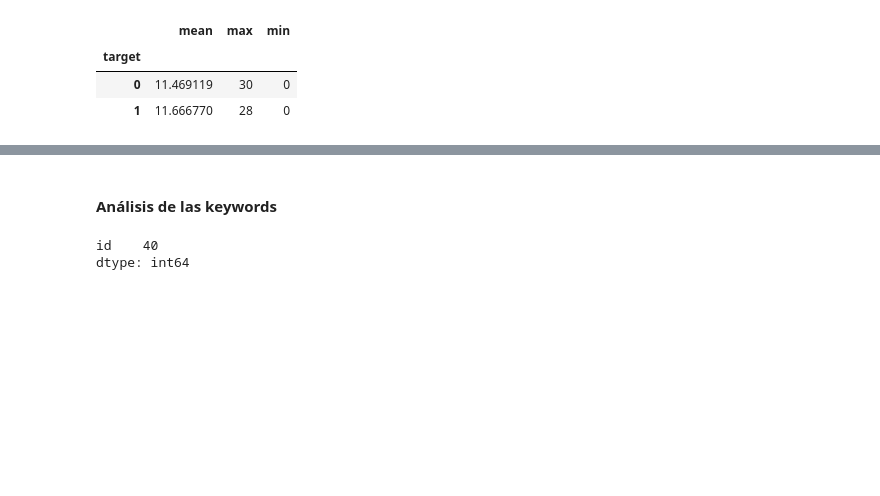
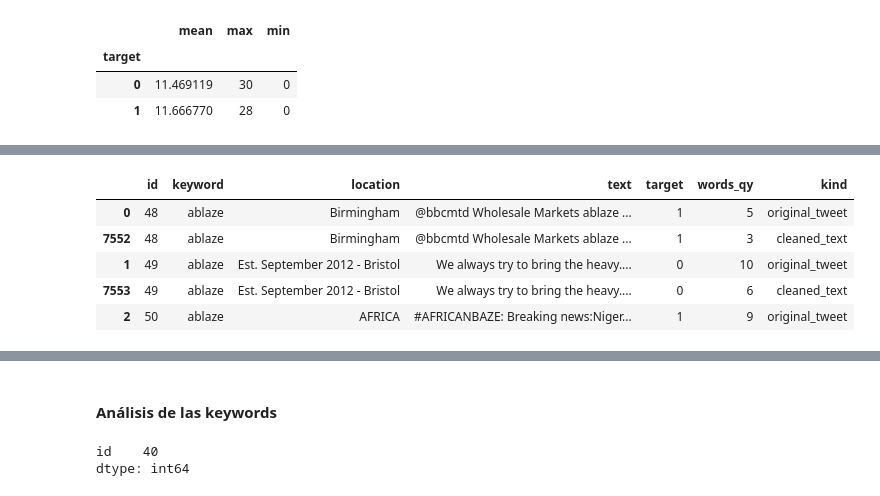
Before and after one commit to gusper01/TP1FIUBA, a Jupyter notebook: Copia_de_Copia_de_TP1_primer_analisis.ipynb, the cells around one changed output, grey strips where cells are left out. Cells and saved outputs as stored; diff of their text form; code cells hidden in the pictures; blank space fills up the shorter version.

```diff
--- a/Copia_de_Copia_de_TP1_primer_analisis.ipynb
+++ b/Copia_de_Copia_de_TP1_primer_analisis.ipynb
@@ -188,0 +202,16 @@ plt.show()
+# %%
+# Voy a darle a los datos la forma que necesito para hacer el violin plot con dos
+# categóricos: el target y si el texto fue o no limpiado
+
+train_words_qy['kind'] = 'original_tweet'
+train_clean_text_words_qy = train_clean_text_words_qy[['id', 'keyword', 'location', 'text', 'target', 'words_qy']]
+train_clean_text_words_qy['kind'] = 'cleaned_text'
+data_violin_plot = train_words_qy.append(train_clean_text_words_qy, ignore_index = True).sort_values('id')
+data_violin_plot.head()
+# %% [output]
+|  | id | keyword | location | text | target | words_qy | kind |
+| 0 | 48 | ablaze | Birmingham | @bbcmtd Wholesale Markets ablaze ... | 1 | 5 | original_tweet |
+| 7552 | 48 | ablaze | Birmingham | @bbcmtd Wholesale Markets ablaze ... | 1 | 3 | cleaned_text |
+| 1 | 49 | ablaze | Est. September 2012 - Bristol | We always try to bring the heavy.... | 0 | 10 | original_tweet |
+| 7553 | 49 | ablaze | Est. September 2012 - Bristol | We always try to bring the heavy.... | 0 | 6 | cleaned_text |
+| 2 | 50 | ablaze | AFRICA | #AFRICANBAZE: Breaking news:Niger... | 1 | 9 | original_tweet |
```
Also changed, not shown: parts of 3 cells of this notebook.
